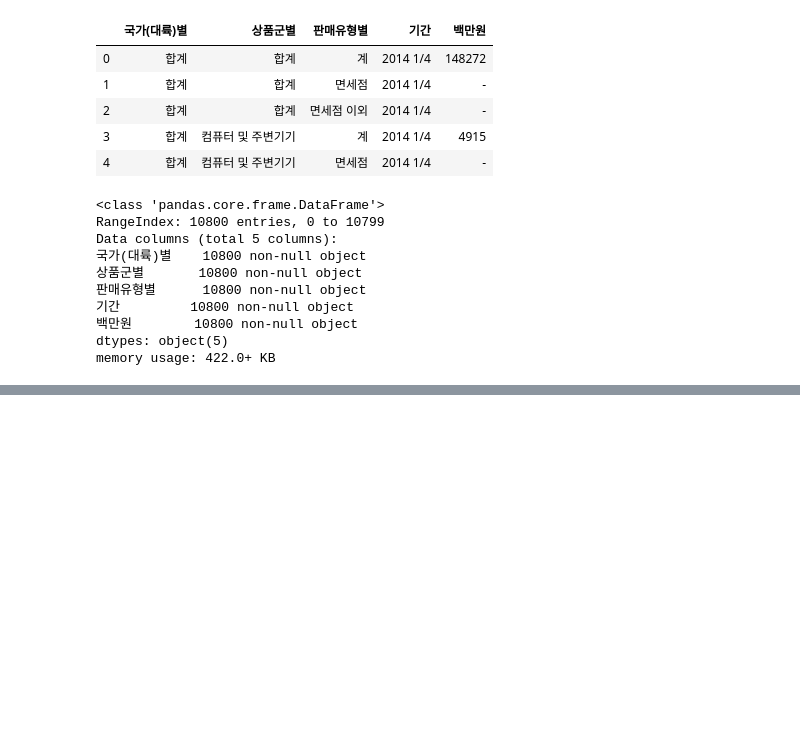
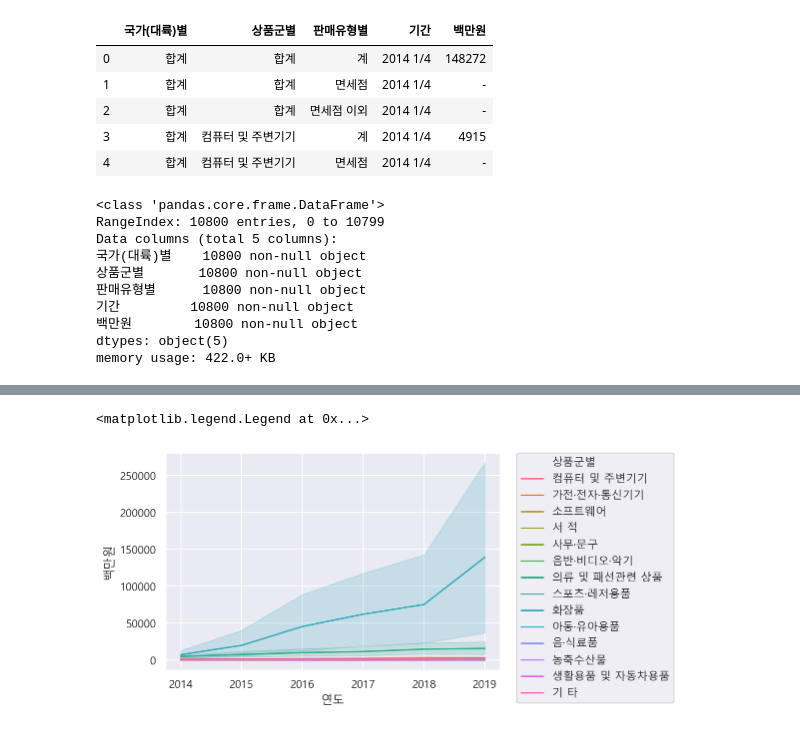
Before and after one commit to ssue-lee/practice, a Jupyter notebook: k-beauty-oversea_online_sale.ipynb, the cells around one changed output, grey strips where cells are left out. Cells and saved outputs as stored; diff of their text form; code cells hidden in the pictures; blank space fills up the shorter version.

```diff
--- a/k-beauty-oversea_online_sale.ipynb
+++ b/k-beauty-oversea_online_sale.ipynb
@@ -91,0 +183,7 @@ memory usage: 422.0+ KB
+# %%
+sns.lineplot(data=df_total, x="연도", y="백만원", hue="상품군별")
+plt.legend(bbox_to_anchor=(1.05,1), loc=2, borderaxespad=0.)
+# 범례 표 밖으로 보이기
+# %% [output]
+<matplotlib.legend.Legend at 0x...>
+[figure, added]
```
Also changed, not shown: parts of 18 cells of this notebook.
